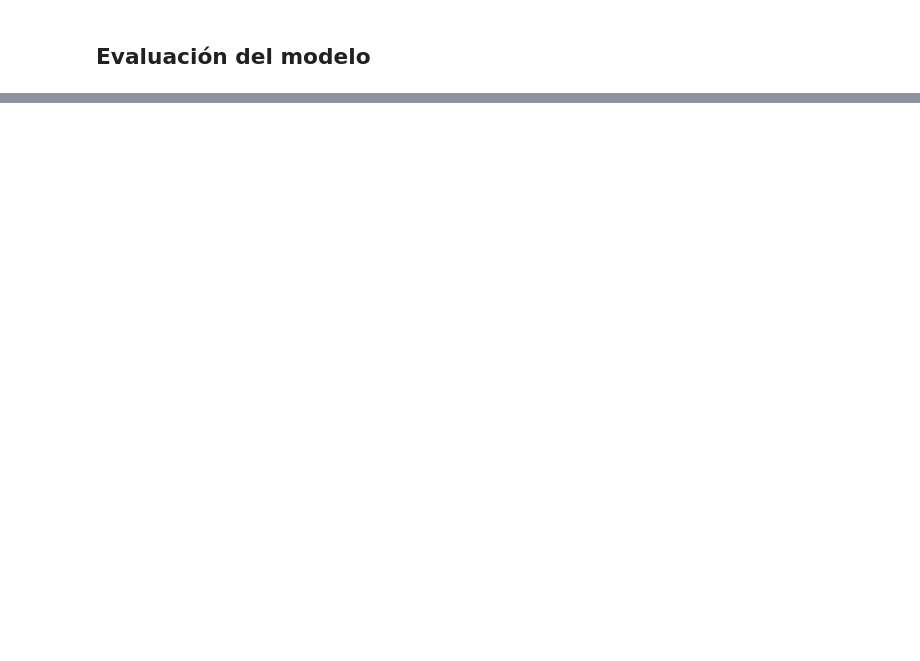
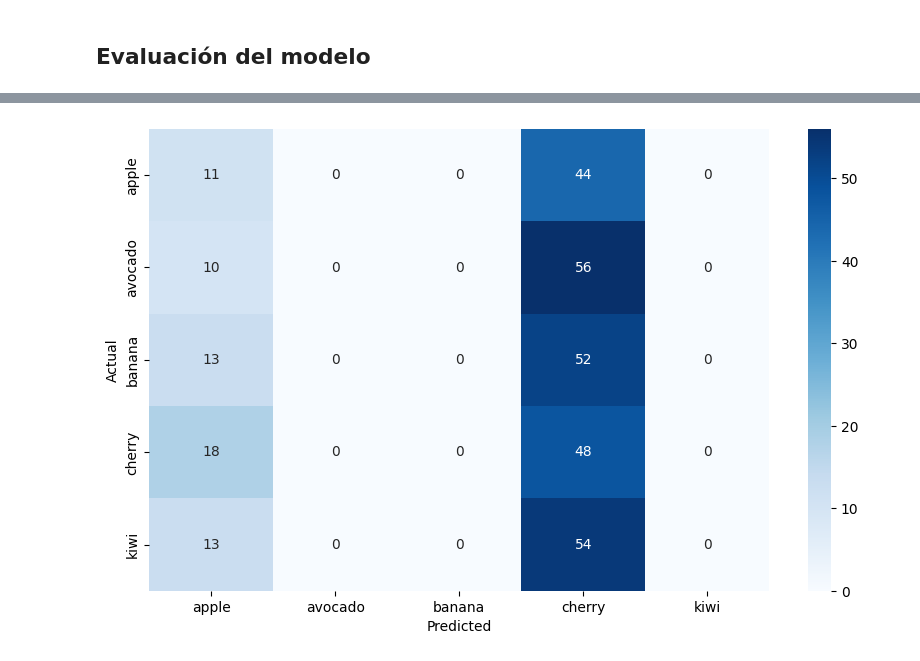
Before and after one commit to benjokapu/tpCNNavanzado, a Jupyter notebook: main.ipynb, the cells around one changed output, grey strips where cells are left out. Drawn from its saved outputs; the diff is of its cells as text; code cells hidden in the pictures; blank space fills up the shorter version.

```diff
--- a/main.ipynb
+++ b/main.ipynb
@@ -957,0 +1037,10 @@ Found 1601 images belonging to 5 classes.
+# %%
+datagen = ImageDataGenerator(rescale=1./255, validation_split=0.2)
+
+test_generator = datagen.flow_from_directory(
+    data_dir,
+    target_size=(224, 224),
+    batch_size=32,
+    class_mode='categorical',
+    subset='validation'
+)
@@ -957,0 +1059,10 @@ Found 1601 images belonging to 5 classes.
+# %%
+# Evaluación en datos de prueba después de fine-tuning
+test_loss, test_acc = modelo6.evaluate(test_generator)
+print(f"Test Accuracy (Fine-tuned): {test_acc}")
+print(f"Test Loss (Fine-tuned): {test_loss}")
+
+# Generación de métricas avanzadas
+y_pred = modelo6.predict(test_generator)
+y_pred_classes = np.argmax(y_pred, axis=1)
+y_true = test_generator.classes
@@ -957,0 +1074,17 @@ Found 1601 images belonging to 5 classes.
+# %%
+# confusion matrix AVANZADA
+
+from sklearn.metrics import confusion_matrix
+import seaborn as sns
+import matplotlib.pyplot as plt
+
+def plot_confusion_matrix(y_true, y_pred, classes, figsize=(10, 6)):
+    cm = confusion_matrix(y_true, y_pred)
+    plt.figure(figsize=figsize)
+    sns.heatmap(cm, annot=True, fmt='d', cmap='Blues', xticklabels=classes, yticklabels=classes)
+    plt.xlabel('Predicted')
+    plt.ylabel('Actual')
+
+plot_confusion_matrix(y_true, y_pred_classes, classes=test_generator.class_indices.keys())
+# %% [output]
+[figure, added]
```
Also changed, not shown: parts of 16 cells of this notebook, 2 other files.
